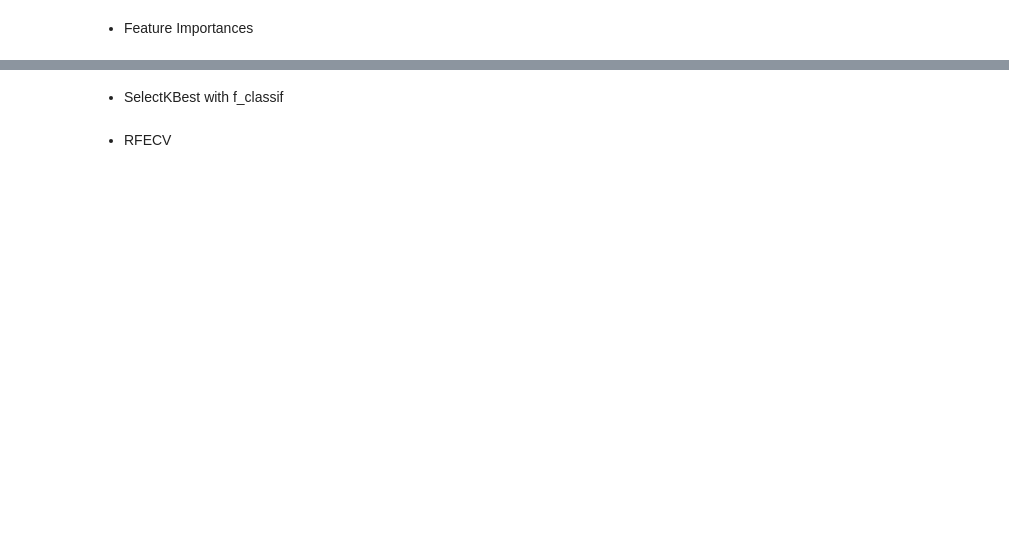
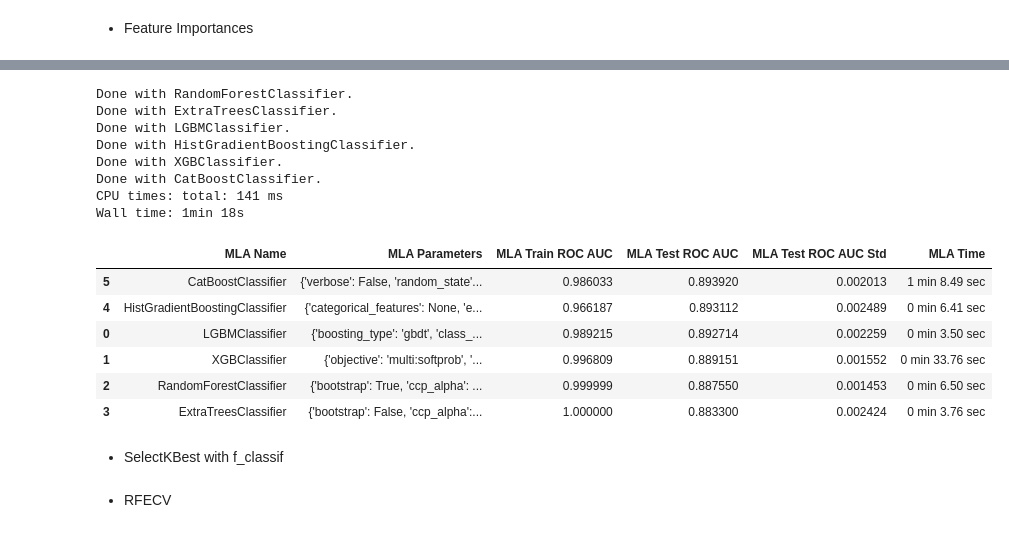
Before and after one commit to hardboyvino/kaggle_competition, a Jupyter notebook: playground_4.3/models.ipynb, the cells around one changed output, grey strips where cells are left out. Drawn from its saved outputs; the diff is of its cells as text; code cells hidden in the pictures; blank space fills up the shorter version.

```diff
--- a/playground_4.3/models.ipynb
+++ b/playground_4.3/models.ipynb
@@ -250,0 +419,20 @@ with open('featimp_features.txt', mode='w') as f:
+# %%
+%%time
+
+perm_cv = StratifiedKFold(n_splits=5, shuffle=True, random_state=5)
+
+perm_importances = {model.__class__.__name__: [] for model in models}
+
+for i, (train_idx, test_idx) in enumerate(perm_cv.split(df_reduced_spear, y)):
+    X_train, X_test = df_reduced_spear.iloc[train_idx], df_reduced_spear.iloc[test_idx]
+    y_train, y_test = y.iloc[train_idx], y.iloc[test_idx]
+
+    for model in models:
+        model_name = model.__class__.__name__
+        model.fit(X_train, y_train)
+        # Calculate permutation importance
+        result = permutation_importance(model, X_test, y_test, n_repeats=5, random_state=5, n_jobs=-1, scoring='roc_auc_ovr')
+        perm_importances[model_name].append(result.importances_mean)
+        print(f'Done with {model_name}.')
+
+    print(f'Done with Fold {i+1}', end='\n\n')
@@ -250,0 +457,12 @@ with open('featimp_features.txt', mode='w') as f:
+# %%
+%%time
+
+# Average importances across folds and export to CSV
+for model_name, importances in perm_importances.items():
+    avg_importance = np.mean(importances, axis=0)
+    importance_df = pd.DataFrame({'Feature': df_reduced_spear.columns, 'Importance': avg_importance})
+    importance_df.sort_values(by='Importance', ascending=False, inplace=True)
+    # Export to CSV
+    importance_df.to_csv(f'.\permutation_importances\{model_name}_permutation_importance.csv', index=False)
+
+print('Done with Permuation Importances', end='\n\n')
@@ -251,3 +510,31 @@ with open('featimp_features.txt', mode='w') as f:
+# %%
+with open('perm_important_features_lgbm.txt', mode='w') as f:
+    pprint(perm_important_features, stream=f)
+# %%
+%%time
+
+# Set seeds for reproducibility
+np.random.seed(42)
+random.seed(42)
+
+perm_importance_models = evaluate_models_roc(models, X, y, perm_important_features, sk10, f'{experiment_name}_permimp')
+perm_importance_models
+# %% [output]
+Done with RandomForestClassifier.
+Done with ExtraTreesClassifier.
+Done with LGBMClassifier.
+Done with HistGradientBoostingClassifier.
+Done with XGBClassifier.
+Done with CatBoostClassifier.
+CPU times: total: 141 ms
+Wall time: 1min 18s
+|  | MLA Name | MLA Parameters | MLA Train ROC AUC | MLA Test ROC AUC | MLA Test ROC AUC Std | MLA Time |
+| 5 | CatBoostClassifier | {'verbose': False, 'random_state'... | 0.986033 | 0.893920 | 0.002013 | 1 min 8.49 sec |
+| 4 | HistGradientBoostingClassifier | {'categorical_features': None, 'e... | 0.966187 | 0.893112 | 0.002489 | 0 min 6.41 sec |
+| 0 | LGBMClassifier | {'boosting_type': 'gbdt', 'class_... | 0.989215 | 0.892714 | 0.002259 | 0 min 3.50 sec |
+| 1 | XGBClassifier | {'objective': 'multi:softprob', '... | 0.996809 | 0.889151 | 0.001552 | 0 min 33.76 sec |
+| 2 | RandomForestClassifier | {'bootstrap': True, 'ccp_alpha': ... | 0.999999 | 0.887550 | 0.001453 | 0 min 6.50 sec |
+| 3 | ExtraTreesClassifier | {'bootstrap': False, 'ccp_alpha':... | 1.000000 | 0.883300 | 0.002424 | 0 min 3.76 sec |
 # %% [markdown]
 - SelectKBest with f_classif
 # %%
```
Also changed, not shown: parts of 58 cells of this notebook.
